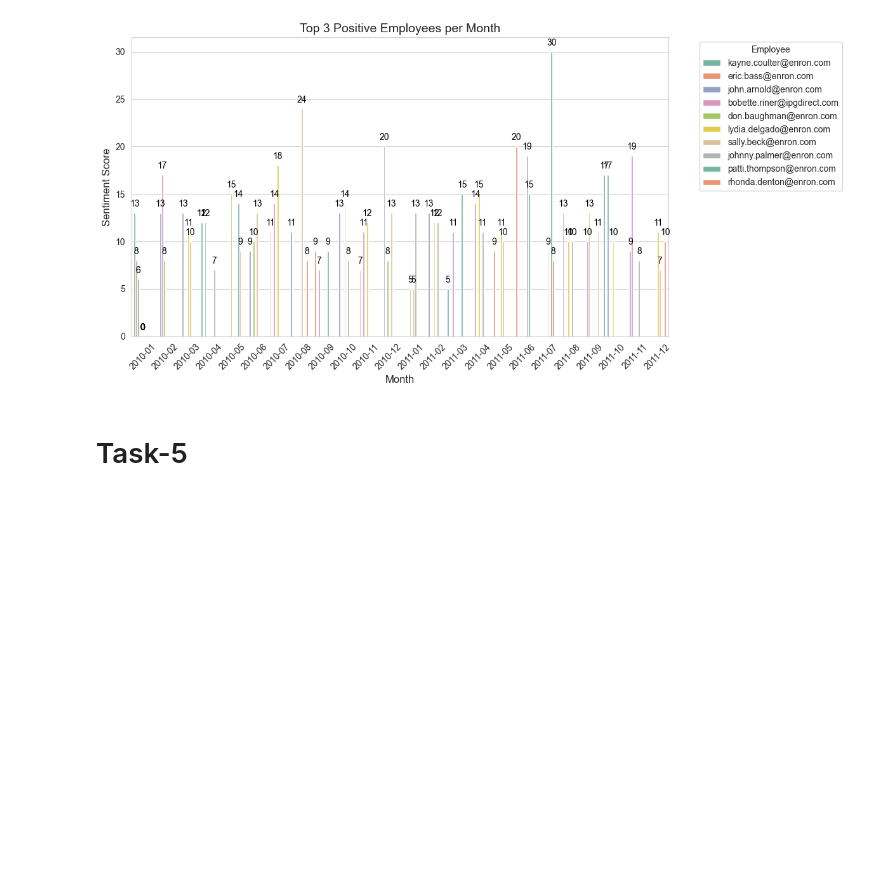
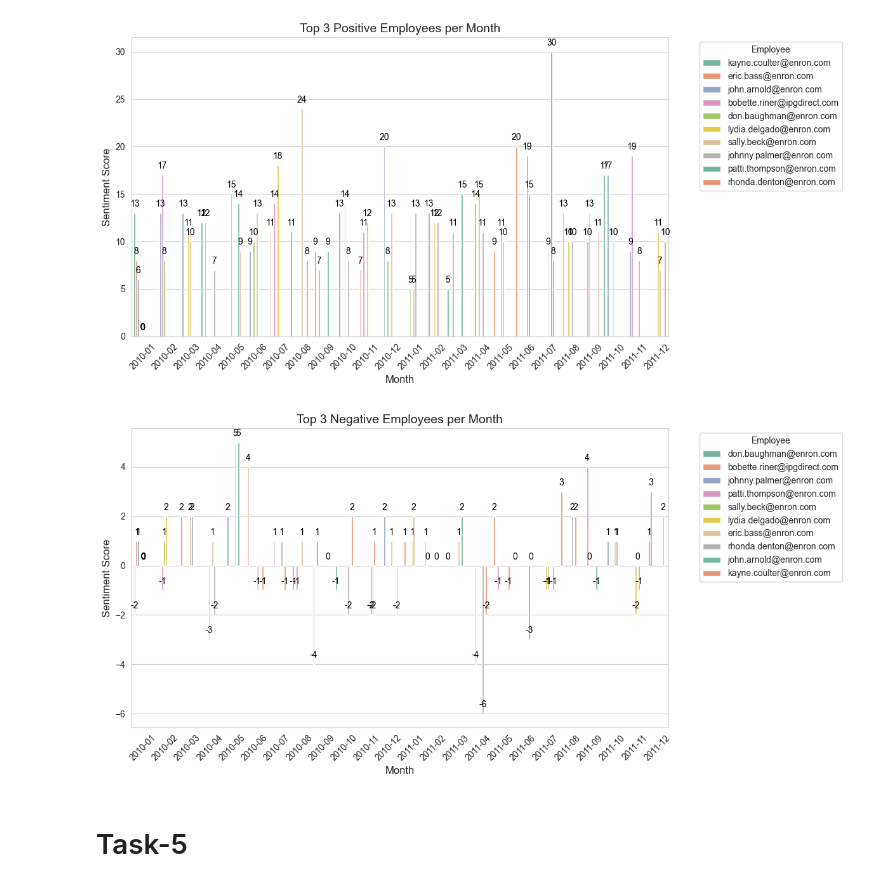
Before and after one commit to ParasNingune/Springer-Capital-Final-Task, a Jupyter notebook: notebook.ipynb, the cells around one changed output. Cells and saved outputs as stored; diff of their text form; code cells hidden in the pictures; blank space fills up the shorter version.

```diff
--- a/notebook.ipynb
+++ b/notebook.ipynb
@@ -236,6 +250,36 @@ plt.tight_layout()
 plt.show()
 # %% [output]
 [figure]
+# %%
+plt.figure(figsize=(12, 6))
+sns.set_style("whitegrid")
+
+ax = sns.barplot(
+    data=top3_neg,
+    x='month',
+    y='Score',
+    hue='from',
+    palette='Set2'
+)
+
+for p in ax.patches:
+    height = p.get_height()
+    if not pd.isna(height):
+        ax.annotate(f'{height:.0f}',
+                    (p.get_x() + p.get_width() / 2., height),
+                    ha='center', va='bottom',
+                    fontsize=10, color='black', xytext=(0, 5),
+                    textcoords='offset points')
+
+plt.xticks(rotation=45)
+plt.xlabel("Month", fontsize=12)
+plt.ylabel("Sentiment Score", fontsize=12)
+plt.title("Top 3 Negative Employees per Month", fontsize=14)
+plt.legend(title='Employee', bbox_to_anchor=(1.05, 1), loc='upper left')
+plt.tight_layout()
+plt.show()
+# %% [output]
+[figure, added]
 # %% [markdown]
 # Task-5
 # %%
```
Also changed, not shown: parts of 2 cells of this notebook, 6 other files.
